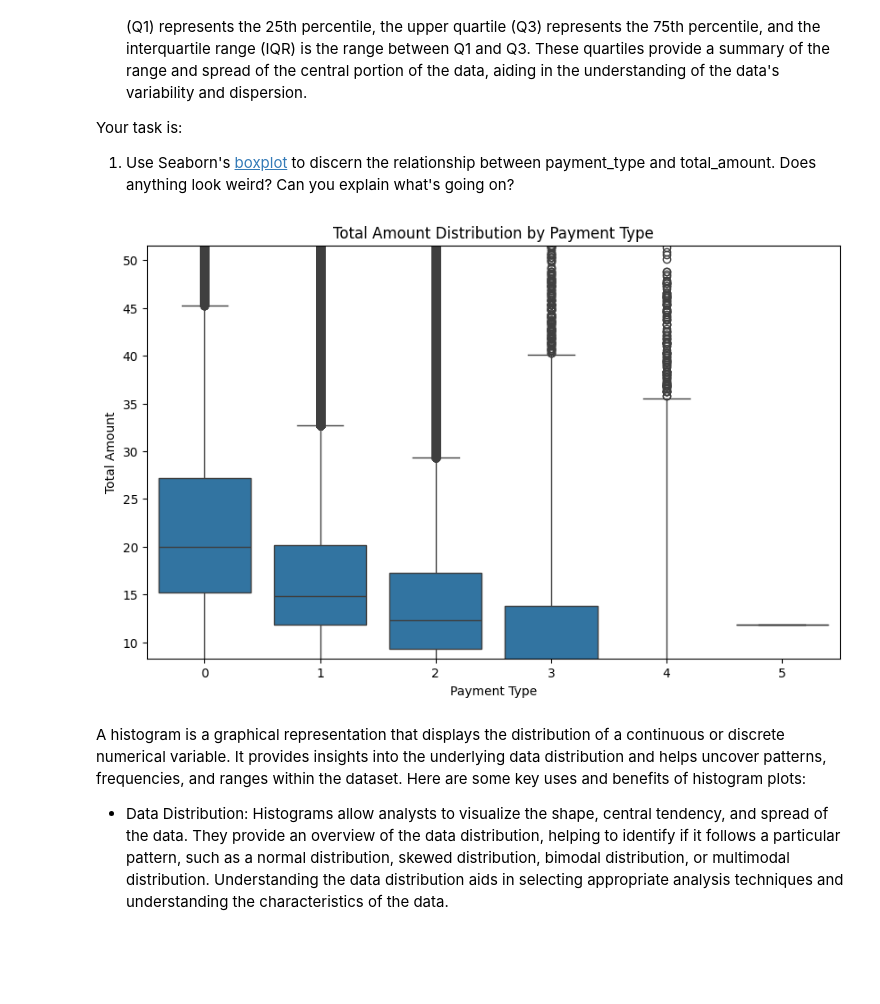
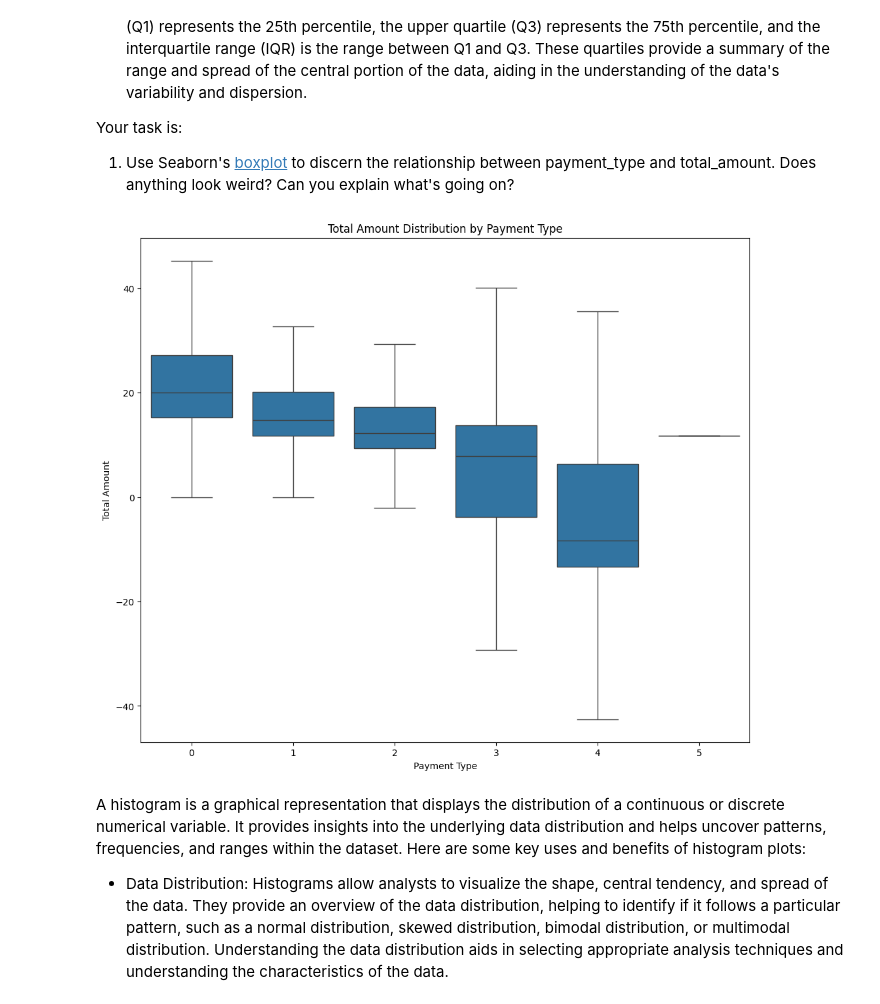
Before and after one commit to gatsbee0/MLClasee, a Jupyter notebook: Student_MLE_MiniProject_EDA.ipynb, the cells around one changed output. Cells and saved outputs as stored; diff of their text form; code cells hidden in the pictures; blank space fills up the shorter version.

```diff
--- a/Student_MLE_MiniProject_EDA.ipynb
+++ b/Student_MLE_MiniProject_EDA.ipynb
@@ -272,15 +272,15 @@ Your task is:
   1. Use Seaborn's [boxplot](https://seaborn.pydata.org/generated/seaborn.boxplot.html) to discern the relationship between payment_type and total_amount. Does anything look weird? Can you explain what's going on?
 # %%
 # Create a box plot of total amount by payment type. Do you see anything odd?
-plt.figure(figsize=(10, 6))
-sns.boxplot(x='payment_type', y='total_amount', data=df)
+plt.figure(figsize=(12, 10))
+sns.boxplot(x='payment_type', y='total_amount', data=df,showfliers=False)
 plt.title('Total Amount Distribution by Payment Type')
 plt.xlabel('Payment Type')
 plt.ylabel('Total Amount')
-plt.ylim(df['total_amount'].quantile(0.05), df['total_amount'].quantile(0.95))
+
 plt.show()
 # %% [output]
-[figure, old version]
+[figure, new version]
 # %% [markdown]
 A histogram is a graphical representation that displays the distribution of a continuous or discrete numerical variable. It provides insights into the underlying data distribution and helps uncover patterns, frequencies, and ranges within the dataset. Here are some key uses and benefits of histogram plots:
 
```
